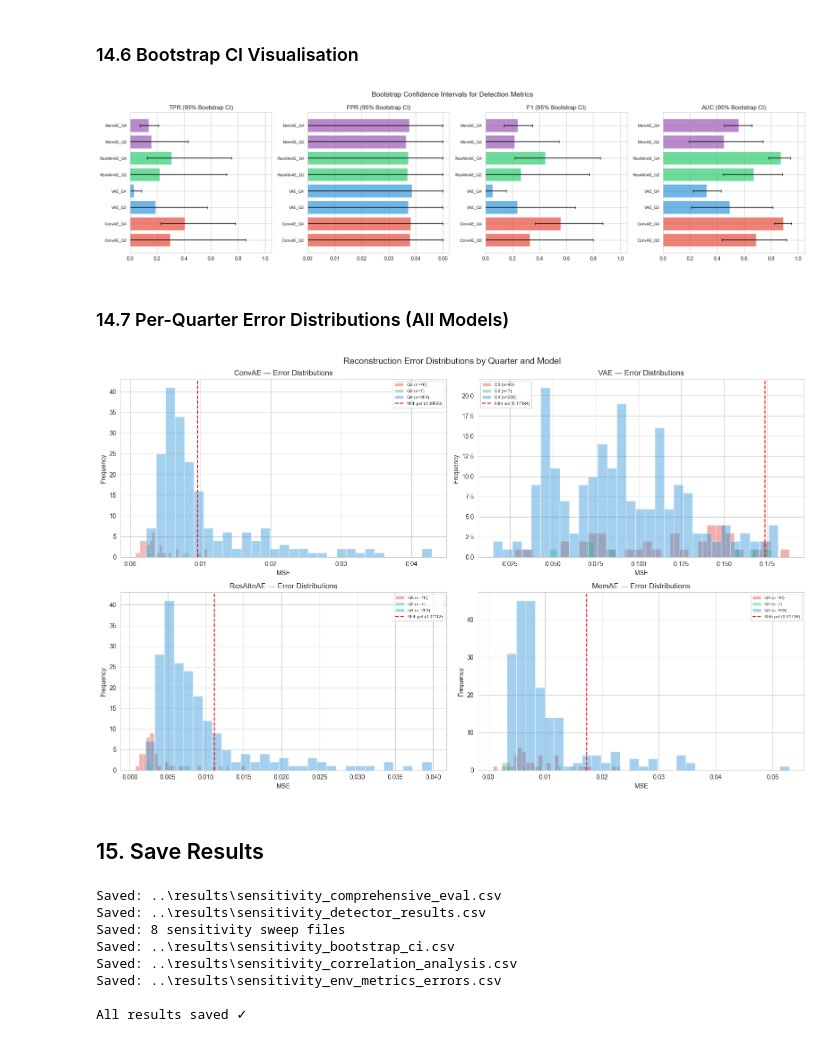
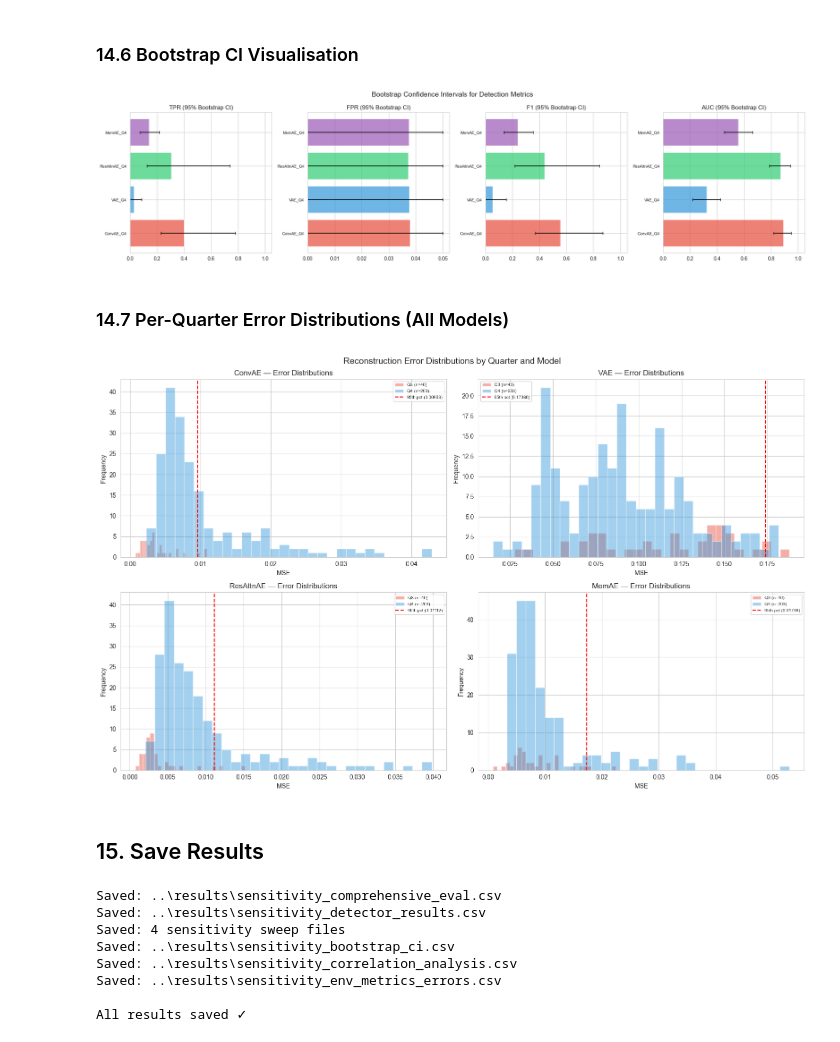
Before and after one commit to M-Marina4/Capstone, a Jupyter notebook: notebooks/sensitivity_analysis_rq.ipynb, the cells around one changed output. Drawn from its saved outputs; the diff is of its cells as text; code cells hidden in the pictures.

```diff
--- a/notebooks/sensitivity_analysis_rq.ipynb
+++ b/notebooks/sensitivity_analysis_rq.ipynb
@@ -196,7 +196,14 @@ def load_images_from_paths(file_paths, h=CONFIG['img_height'], w=CONFIG['img_wid
 catalogue = discover_dataset(CONFIG['images_dir'], CONFIG['csv_path'])
 catalogue['quarter'] = catalogue['datetime'].apply(assign_quarter)
 catalogue['month'] = catalogue['datetime'].apply(lambda x: x.month)
-print(f'Total images: {len(catalogue)}')
+
+print(f'Total images (before filtering): {len(catalogue)}')
+print(f'Per quarter:\n{catalogue["quarter"].value_counts().sort_index()}')
+print()
+
+# ── Keep only Q3 and Q4 (Q2 has too few samples) ──
+catalogue = catalogue[catalogue['quarter'].isin(['Q3', 'Q4'])].reset_index(drop=True)
+print(f'Filtered to Q3 and Q4: {len(catalogue)} images')
 print(f'Date range : {catalogue["date"].min()} → {catalogue["date"].max()}')
 print(f'Per quarter:\n{catalogue["quarter"].value_counts().sort_index()}')
 # %% [output]
@@ -1293,7 +1291,7 @@ for ax_idx, mname in enumerate(models):
     ci_hi = np.percentile(y_boots, 97.5, axis=0)
 
     # Scatter
-    colors = env_df['quarter'].map({'Q2': '#2ecc71', 'Q3': '#e74c3c', 'Q4': '#3498db'}).values
+    colors = env_df['quarter'].map({'Q3': '#e74c3c', 'Q4': '#3498db'}).values
     ax.scatter(x, y, c=colors, s=12, alpha=0.6)
     ax.plot(x_line, y_line, 'k-', lw=2, label=f'OLS (slope={coeffs[0]:.4f})')
     ax.fill_between(x_line, ci_lo, ci_hi, alpha=0.15, color='grey', label='95% CI')
@@ -1566,32 +1557,32 @@ plt.suptitle('Bootstrap Confidence Intervals for Detection Metrics', fontsize=14
 plt.tight_layout()
 plt.show()
 # %% [output]
-[figure, old version]
+[figure, new version]
 # %% [markdown]
 ### 14.7 Per-Quarter Error Distributions (All Models)
 # %%
 fig, axes = plt.subplots(2, 2, figsize=(16, 10))
 axes = axes.ravel()
-qcolors = {'Q2': '#2ecc71', 'Q3': '#e74c3c', 'Q4': '#3498db'}
+qcolors = {'Q3': '#e74c3c', 'Q4': '#3498db'}
 
 for ax_idx, mname in enumerate(models):
     ax = axes[ax_idx]
     for q in all_quarters:
         errs = model_errors[mname][q]
         ax.hist(errs, bins=30, alpha=0.45, label=f'{q} (n={len(errs)})',
                 color=qcolors.get(q, 'grey'))
     tau = np.percentile(model_errors[mname][ref_q], 95)
     ax.axvline(tau, color='red', ls='--', lw=1.5, label=f'95th pct ({tau:.5f})')
     ax.set_title(f'{mname} — Error Distributions')
     ax.set_xlabel('MSE')
     ax.set_ylabel('Frequency')
     ax.legend(fontsize=7)
 
 plt.suptitle('Reconstruction Error Distributions by Quarter and Model', fontsize=14)
 plt.tight_layout()
 plt.show()
 # %% [output]
-[figure, old version]
+[figure, new version]
 # %% [markdown]
 ## 15. Save Results
 # %%
@@ -1637,7 +1628,7 @@ print('\nAll results saved ✓')
 # %% [output]
 Saved: ..\results\sensitivity_comprehensive_eval.csv
 Saved: ..\results\sensitivity_detector_results.csv
-Saved: 8 sensitivity sweep files
+Saved: 4 sensitivity sweep files
 Saved: ..\results\sensitivity_bootstrap_ci.csv
 Saved: ..\results\sensitivity_correlation_analysis.csv
 Saved: ..\results\sensitivity_env_metrics_errors.csv
```
Also changed, not shown: parts of 16 cells of this notebook, 10 other files.
